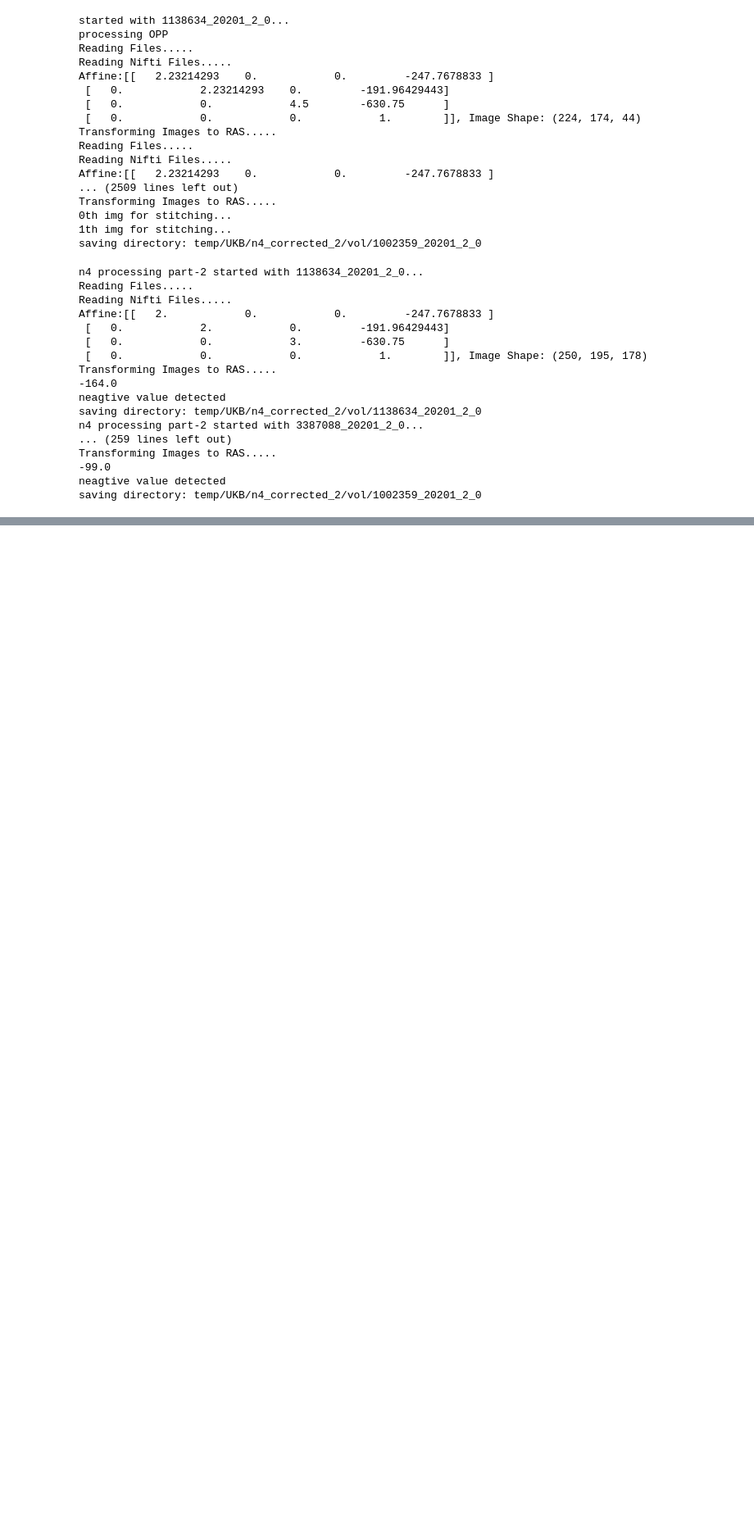
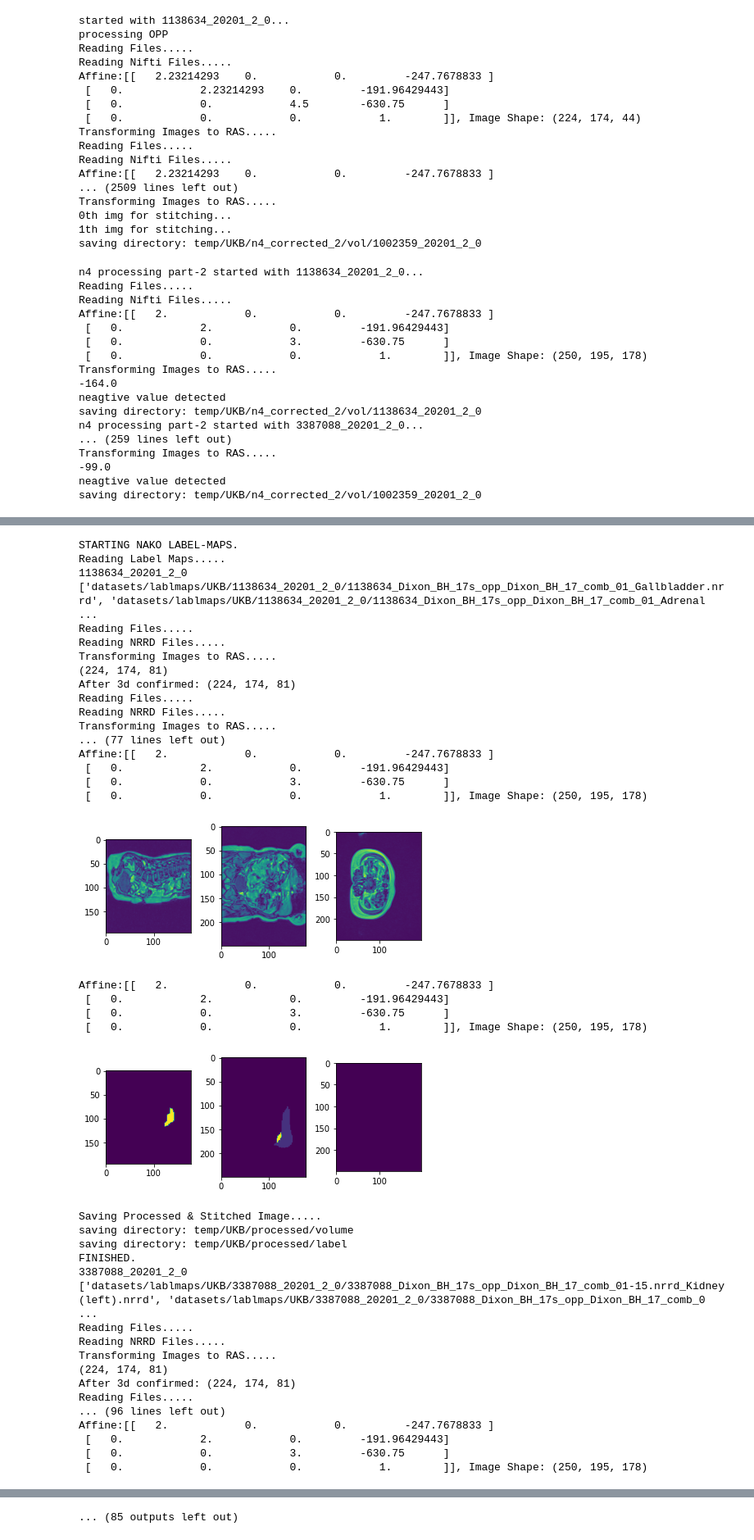
Before and after one commit to ai-med/AbdomenNet, a Jupyter notebook: quickNAT_pytorch/create_datasets/UKB-Process.ipynb, the cells around one changed output, grey strips where cells are left out. Shown at 82% size. Saved outputs shown, nothing was run; the diff lists cells and outputs as text; code cells hidden in the pictures; blank space fills up the shorter version.

```diff
--- a/quickNAT_pytorch/create_datasets/UKB-Process.ipynb
+++ b/quickNAT_pytorch/create_datasets/UKB-Process.ipynb
@@ -193,8 +229,8 @@ file_paths
 # %%
-with open('nako_file_paths.p', 'wb') as handle:
+with open('ukb_file_paths.p', 'wb') as handle:
     p.dump(file_paths, handle, protocol=p.HIGHEST_PROTOCOL)
 # %%
-with open('nako_file_paths.p', 'rb') as handle:
+with open('ukb_file_paths.p', 'rb') as handle:
     file_paths = p.load(handle)
 # %%
 print(json.dumps(file_paths, indent=4))
@@ -311,37 +365,78 @@ for vol in file_paths.keys():
         print(f"#################### ALERT:: NO LABELPATHS IN THE DICTIONARY FOR {vol} #########################")
         continue
 
-#     volume = nb.load(file_paths[vol]['N4_2']['OPP_CORRECTED'])
-    volume = nb.load(file_paths[vol]['ONE']['OPP'])
+    volume = nb.load(file_paths[vol]['N4_2']['OPP_CORRECTED'])
+#     volume = nb.load(file_paths[vol]['ONE']['OPP'])
     img_ras_list = []
     for label_file_to_read in file_paths[vol]['LABEL_PATHS']:
         img_ras, lidx, labelname = read_ras(label_file_to_read, is_label=True)
         if labelname is None or img_ras is None:
             continue
         print(img_ras.shape)
         img_ras = makeit_3d(img_ras)
         print('After 3d confirmed:', img_ras.shape)
         mode='constant'
         img_ras = resample_to_output(img_ras, TARGET_RESOLUTION, order=0, mode=mode, cval=0.0)
 #         img_ras = labels_integerify(img_ras)
     #     img_ras = resample_from_to(img_ras, [volume.shape, img_ras.affine])
         if labelname == 'SPLEEN':
             later = [img_ras, lidx, labelname]
         else:
             img_ras_list.append([img_ras, lidx, labelname])
     if later is not None:
         img_ras_list.append(later)
 
     s_label = label_parts(img_ras_list)
     volume, s_label = ukb_vol_label_fix(volume, s_label)
     #     volume, stitched_label = combine_nako_seg(file_paths[vol]['LABEL_PATHS'],'' ,file_paths[vol]['N4_2']['OPP_CORRECTED'])
 
     print('Viewing Stitched Images.....')
     volume_3_view_viewer(get_volume_data(volume))
 
     volume_3_view_viewer(get_volume_data(s_label))
 
     print('Saving Processed & Stitched Image.....')
     save_volume(volume, f'{processed_dir}/volume/{vol}')
     save_volume(s_label, f'{processed_dir}/label/{vol}')
     print('FINISHED.')
+# %% [output]
+STARTING NAKO LABEL-MAPS.
+Reading Label Maps.....
+1138634_20201_2_0
+['datasets/lablmaps/UKB/1138634_20201_2_0/1138634_Dixon_BH_17s_opp_Dixon_BH_17_comb_01_Gallbladder.nrrd', 'datasets/lablmaps/UKB/1138634_20201_2_0/1138634_Dixon_BH_17s_opp_Dixon_BH_17_comb_01_Adrenal  ...
+Reading Files.....
+Reading NRRD Files.....
+Transforming Images to RAS.....
+(224, 174, 81)
+After 3d confirmed: (224, 174, 81)
+Reading Files.....
+Reading NRRD Files.....
+Transforming Images to RAS.....
+... (77 lines left out)
+Affine:[[   2.            0.            0.         -247.7678833 ]
+ [   0.            2.            0.         -191.96429443]
+ [   0.            0.            3.         -630.75      ]
+ [   0.            0.            0.            1.        ]], Image Shape: (250, 195, 178)
+[figure, added]
+Affine:[[   2.            0.            0.         -247.7678833 ]
+ [   0.            2.            0.         -191.96429443]
+ [   0.            0.            3.         -630.75      ]
+ [   0.            0.            0.            1.        ]], Image Shape: (250, 195, 178)
+[figure, added]
+Saving Processed & Stitched Image.....
+saving directory: temp/UKB/processed/volume
+saving directory: temp/UKB/processed/label
+FINISHED.
+3387088_20201_2_0
+['datasets/lablmaps/UKB/3387088_20201_2_0/3387088_Dixon_BH_17s_opp_Dixon_BH_17_comb_01-15.nrrd_Kidney (left).nrrd', 'datasets/lablmaps/UKB/3387088_20201_2_0/3387088_Dixon_BH_17s_opp_Dixon_BH_17_comb_0 ...
+Reading Files.....
+Reading NRRD Files.....
+Transforming Images to RAS.....
+(224, 174, 81)
+After 3d confirmed: (224, 174, 81)
+Reading Files.....
+... (96 lines left out)
+Affine:[[   2.            0.            0.         -247.7678833 ]
+ [   0.            2.            0.         -191.96429443]
+ [   0.            0.            3.         -630.75      ]
+ [   0.            0.            0.            1.        ]], Image Shape: (250, 195, 178)
@@ -348,3 +472,4 @@ for vol in file_paths.keys():
+... (85 outputs left out)
 # %%
 visualize_overlay(file_paths)
 # %%
```
Also changed, not shown: parts of 4 cells of this notebook, 6 other files.
